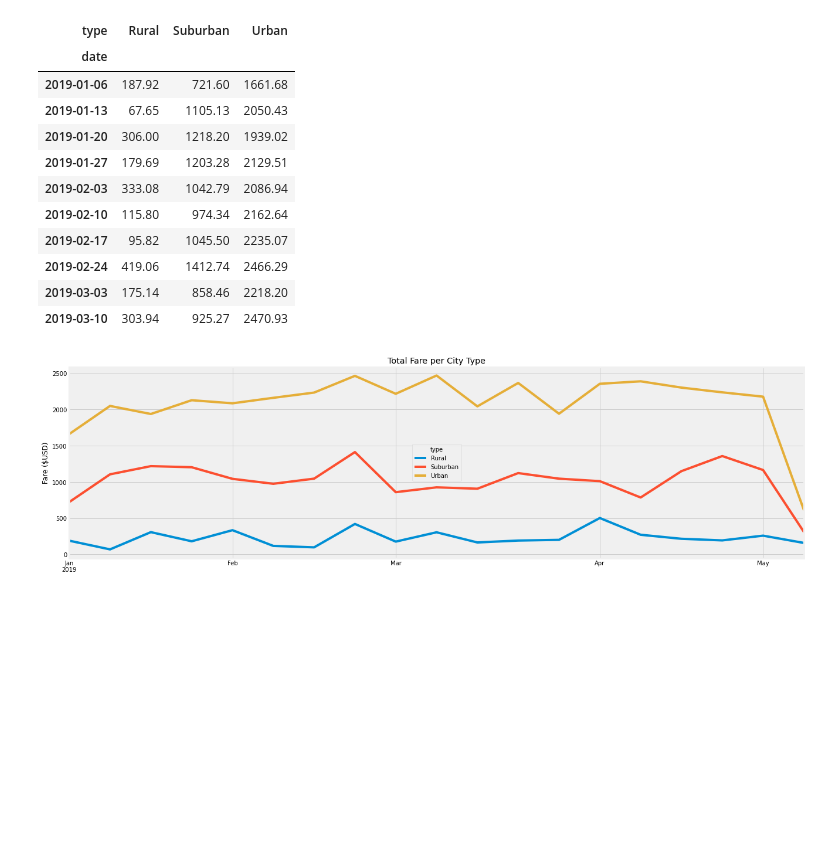
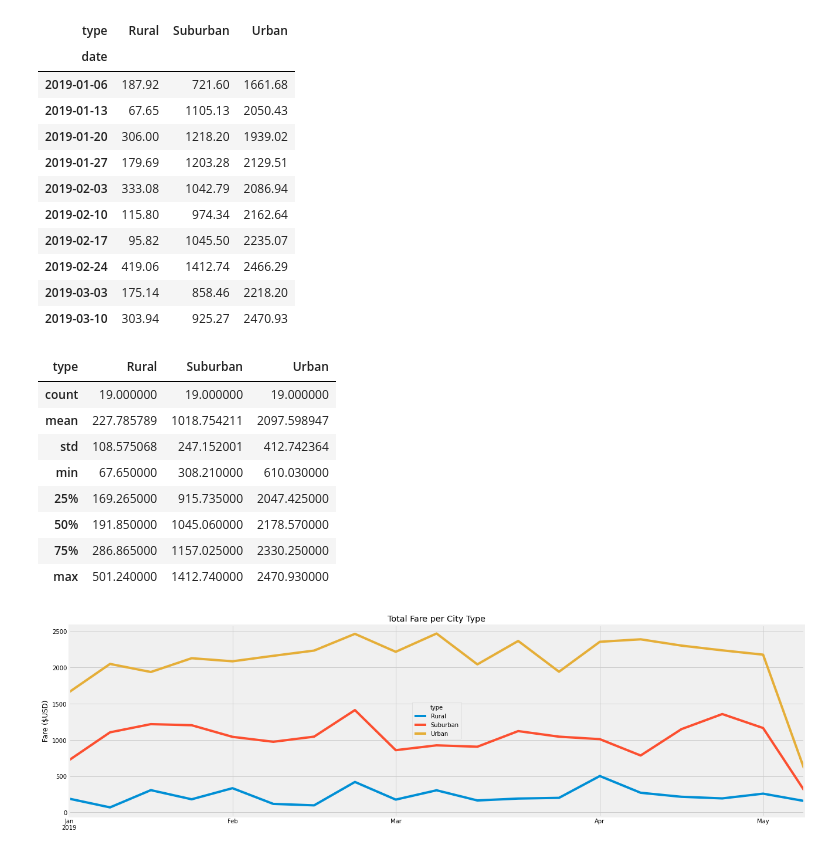
Before and after one commit to tessiertodd/PyBer_Analysis, a Jupyter notebook: PyBer_Challenge.ipynb, the cells around one changed output. Drawn from its saved outputs; the diff is of its cells as text; code cells hidden in the pictures; blank space fills up the shorter version.

```diff
--- a/PyBer_Challenge.ipynb
+++ b/PyBer_Challenge.ipynb
@@ -247,6 +247,18 @@ fares_pivot_df.head(10)
 | 2019-02-24 | 419.06 | 1412.74 | 2466.29 |
 | 2019-03-03 | 175.14 | 858.46 | 2218.20 |
 | 2019-03-10 | 303.94 | 925.27 | 2470.93 |
+# %%
+fares_pivot_df.describe()
+# %% [output]
+| type | Rural | Suburban | Urban |
+| count | 19.000000 | 19.000000 | 19.000000 |
+| mean | 227.785789 | 1018.754211 | 2097.598947 |
+| std | 108.575068 | 247.152001 | 412.742364 |
+| min | 67.650000 | 308.210000 | 610.030000 |
+| 25% | 169.265000 | 915.735000 | 2047.425000 |
+| 50% | 191.850000 | 1045.060000 | 2178.570000 |
+| 75% | 286.865000 | 1157.025000 | 2330.250000 |
+| max | 501.240000 | 1412.740000 | 2470.930000 |
 # %%
 # 8. Using the object-oriented interface method, plot the resample DataFrame using the df.plot() function.
 fares_chart=fares_pivot_df.plot(figsize=(20,6))
```
